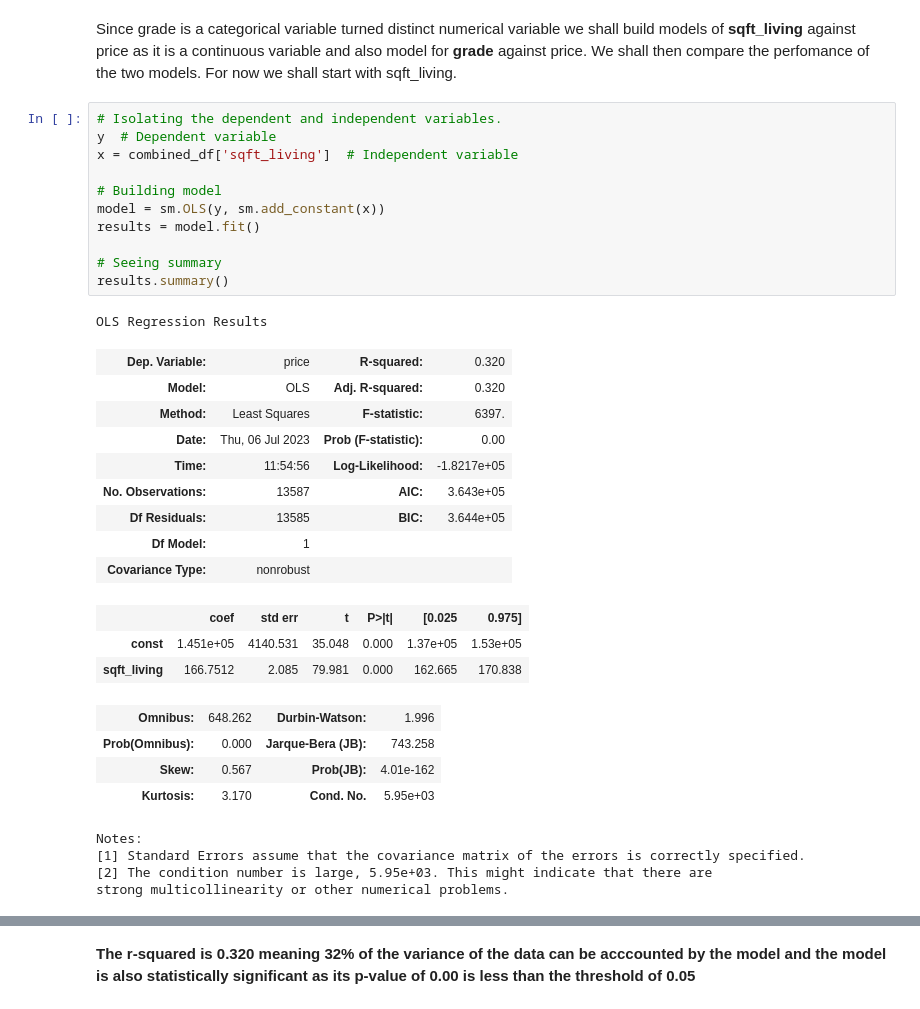
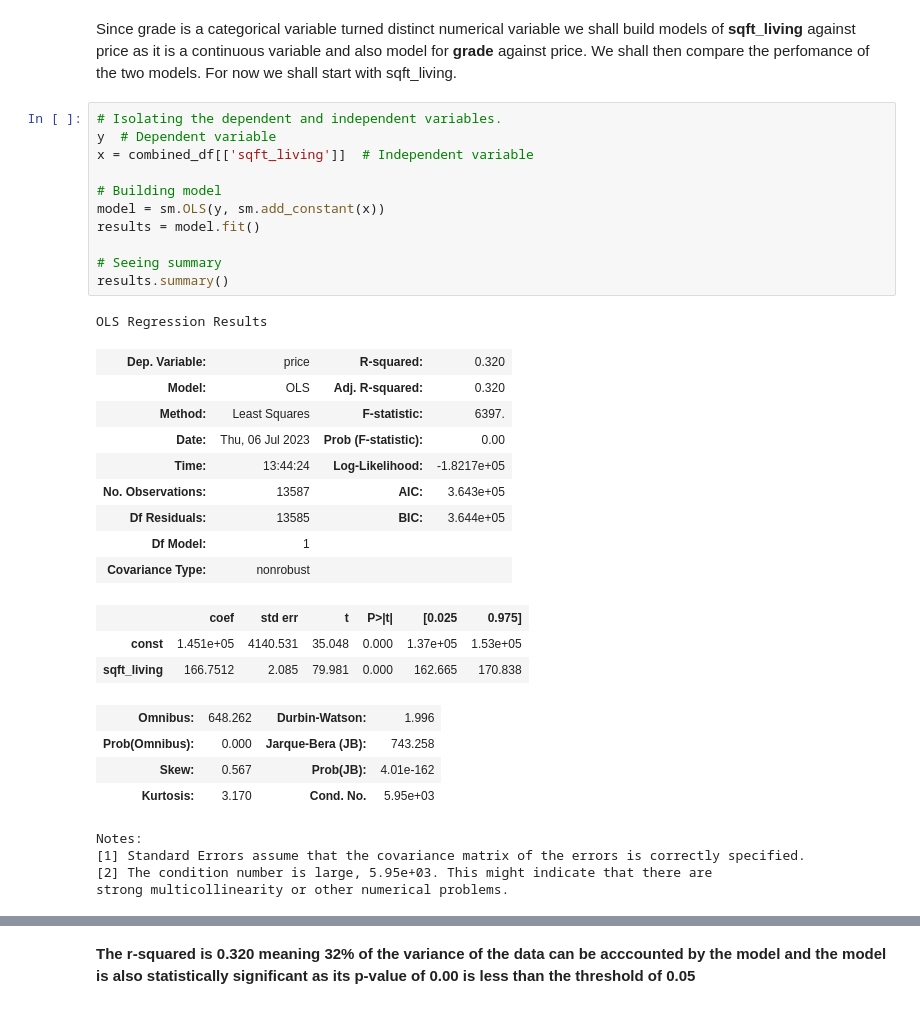
Before and after one commit to DennisWainaina/Megamax-Real-Estate-House-Project, a Jupyter notebook: index.ipynb, the cells around one changed output, grey strips where cells are left out. Drawn from its saved outputs; the diff is of its cells as text.

```diff
--- a/index.ipynb
+++ b/index.ipynb
@@ -1195,21 +1195,21 @@ Since grade is a categorical variable turned distinct numerical variable we shal
 # %%
 # Isolating the dependent and independent variables.
 y  # Dependent variable
-x = combined_df['sqft_living']  # Independent variable
+x = combined_df[['sqft_living']]  # Independent variable
 
 # Building model
 model = sm.OLS(y, sm.add_constant(x))
 results = model.fit()
 
 # Seeing summary
 results.summary()
 # %% [output]
 OLS Regression Results
 | Dep. Variable: | price | R-squared: | 0.320 |
 | Model: | OLS | Adj. R-squared: | 0.320 |
 | Method: | Least Squares | F-statistic: | 6397. |
 | Date: | Thu, 06 Jul 2023 | Prob (F-statistic): | 0.00 |
-| Time: | 11:54:56 | Log-Likelihood: | -1.8217e+05 |
+| Time: | 13:44:24 | Log-Likelihood: | -1.8217e+05 |
 | No. Observations: | 13587 | AIC: | 3.643e+05 |
 | Df Residuals: | 13585 | BIC: | 3.644e+05 |
 | Df Model: | 1 |  |  |
```
Also changed, not shown: parts of 15 cells of this notebook.
